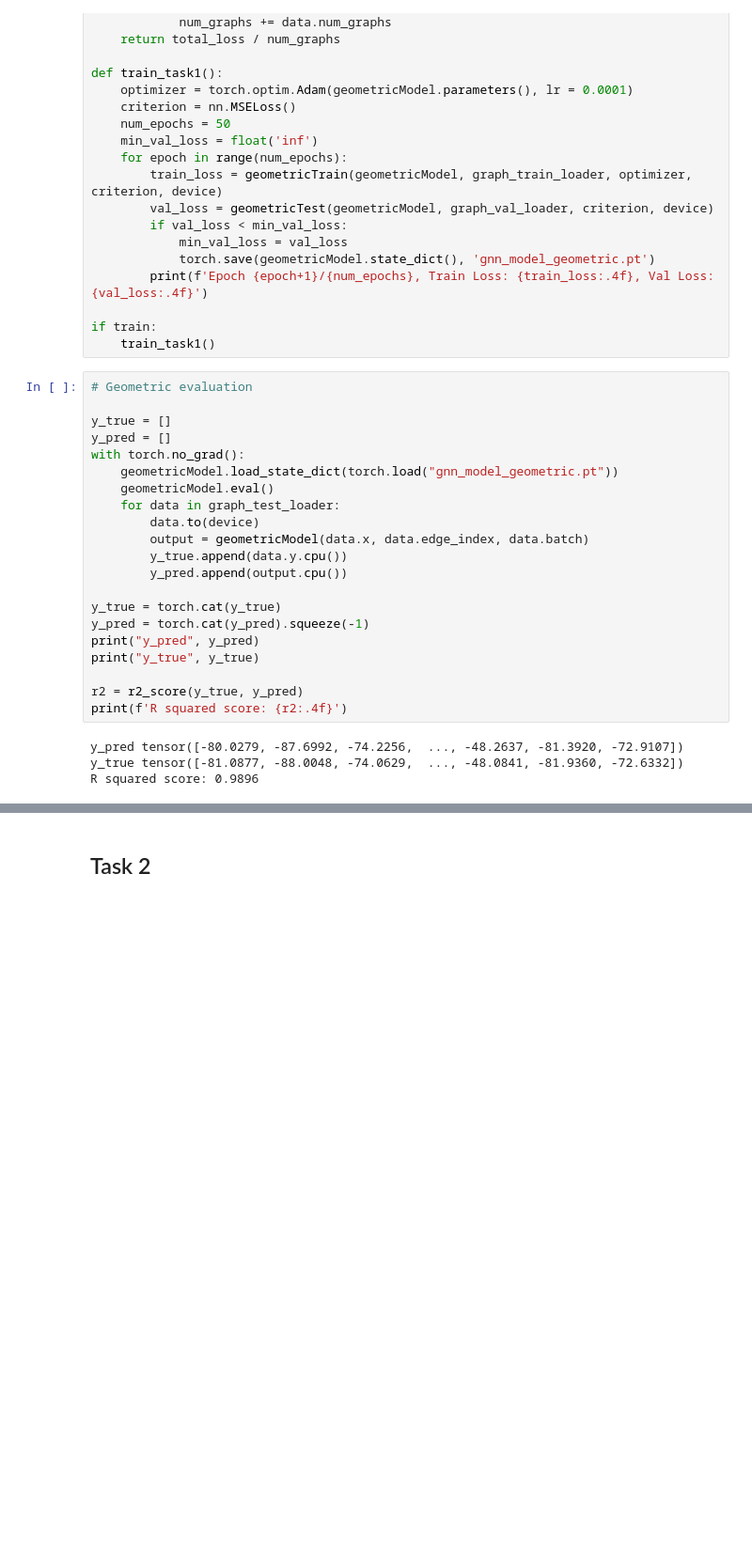
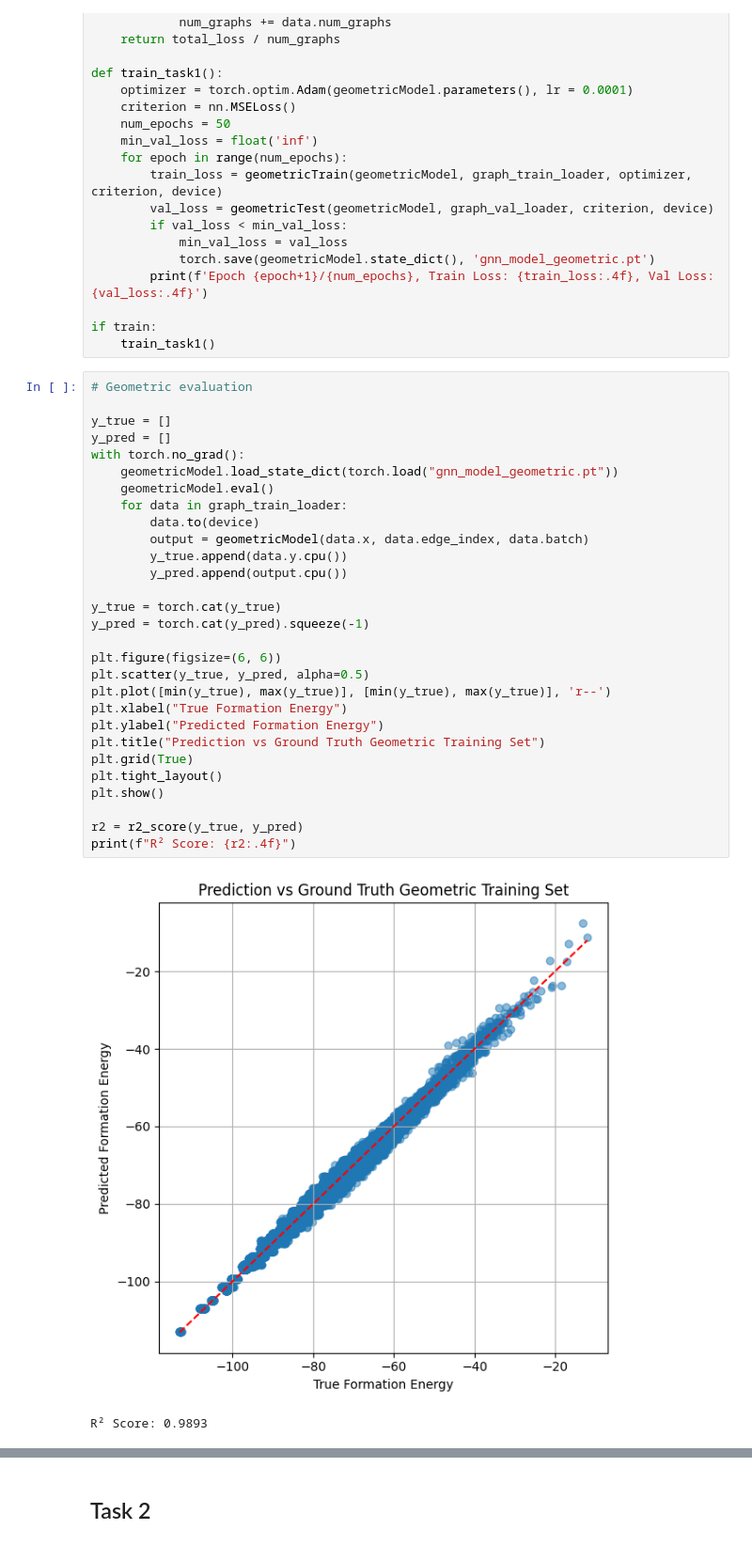
Before and after one commit to DanDan201/DL-Assignment2, a Jupyter notebook: ass2_skeleton.ipynb, the cells around one changed output, grey strips where cells are left out. Shown at 94% size. Cells and saved outputs as stored; diff of their text form; blank space fills up the shorter version.

```diff
--- a/ass2_skeleton.ipynb
+++ b/ass2_skeleton.ipynb
@@ -656,25 +684,32 @@ if train:
 # %%
 # Geometric evaluation
 
 y_true = []
 y_pred = []
 with torch.no_grad():
     geometricModel.load_state_dict(torch.load("gnn_model_geometric.pt"))
     geometricModel.eval()
-    for data in graph_test_loader:
+    for data in graph_train_loader:
         data.to(device)
         output = geometricModel(data.x, data.edge_index, data.batch)
         y_true.append(data.y.cpu())
         y_pred.append(output.cpu())
 
 y_true = torch.cat(y_true)
 y_pred = torch.cat(y_pred).squeeze(-1)
-print("y_pred", y_pred)
-print("y_true", y_true)
+
+plt.figure(figsize=(6, 6))
+plt.scatter(y_true, y_pred, alpha=0.5)
+plt.plot([min(y_true), max(y_true)], [min(y_true), max(y_true)], 'r--')
+plt.xlabel("True Formation Energy")
+plt.ylabel("Predicted Formation Energy")
+plt.title("Prediction vs Ground Truth Geometric Training Set")
+plt.grid(True)
+plt.tight_layout()
+plt.show()
 
 r2 = r2_score(y_true, y_pred)
-print(f'R squared score: {r2:.4f}')
+print(f"R² Score: {r2:.4f}")
 # %% [output]
+[figure, added]
-y_pred tensor([-80.0279, -87.6992, -74.2256,  ..., -48.2637, -81.3920, -72.9107])
-y_true tensor([-81.0877, -88.0048, -74.0629,  ..., -48.0841, -81.9360, -72.6332])
-R squared score: 0.9896
+R² Score: 0.9893
```
Also changed, not shown: parts of 5 cells of this notebook, 1 other file.
